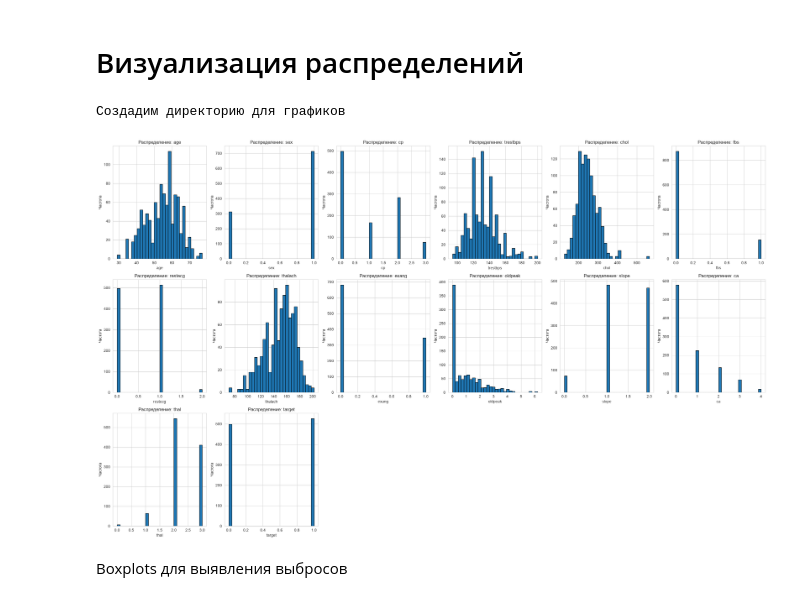
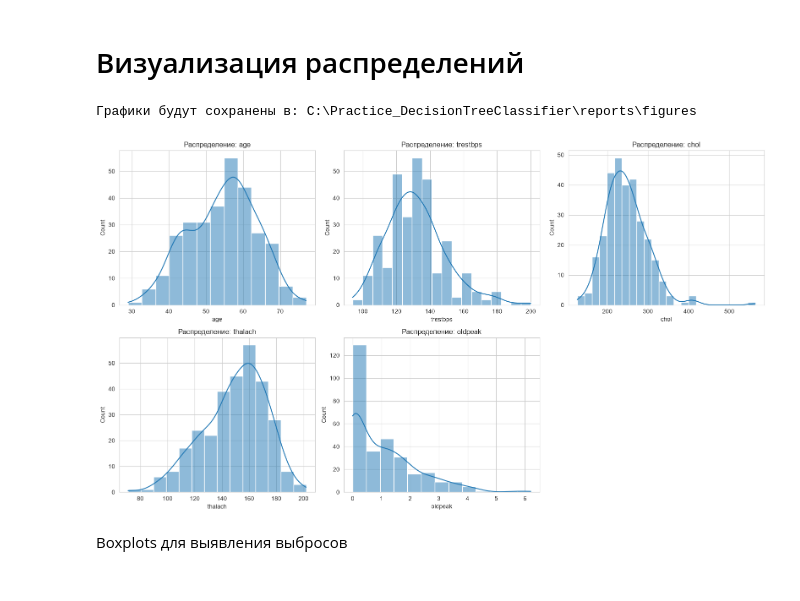
Before and after one commit to elena-kornaeva/Practice_DecisionTreeClassifier, a Jupyter notebook: notebooks/01_EDA.ipynb, the cells around one changed output. Cells and saved outputs as stored; diff of their text form; code cells hidden in the pictures.

Commit message:
01_EDA.ipynb
удалил дубликаты;
подправил графики;
обработанные данные и графики сохраняются в соответствии со структурой проекта;
выбросы анализируются только у непрерывных признаков;

```diff
--- a/notebooks/01_EDA.ipynb
+++ b/notebooks/01_EDA.ipynb
@@ -129,0 +146,4 @@ memory usage: 112.2 KB
+# %%
+for col in binary_cols + categorical_cols:
+    print(f"\nПризнак: {col}")
+    print(df[col].value_counts().sort_index())
@@ -130,35 +168,35 @@ memory usage: 112.2 KB
 # %% [markdown]
 # Визуализация распределений
 # %%
-import os
-# Создадим директорию для графиков
-if not os.path.exists('eda_plots'):
-    os.makedirs('eda_plots')
+from pathlib import Path
+
+figures_dir = Path('../reports/figures')
+figures_dir.mkdir(parents=True, exist_ok=True)
+
+print('Графики будут сохранены в:', figures_dir.resolve())
 # %% [output]
-Создадим директорию для графиков
+Графики будут сохранены в: C:\Practice_DecisionTreeClassifier\reports\figures
 # %%
-# Гистрограммы для числовых признаков
-if len(numeric_cols) > 0:
-    n_cols = min(6, len(numeric_cols))
-    n_rows = (len(numeric_cols) + n_cols - 1) // n_cols
-    fig, axes = plt.subplots(n_rows, n_cols, figsize=(25, 5*n_rows))
-    axes = axes.flatten() if n_rows > 1 else [axes] if n_cols > 1 else [axes]
-
-    for i, col in enumerate(numeric_cols):
-        axes[i].hist(df[col].dropna(), bins=30, edgecolor='black')
-        axes[i].set_title(f'Распределение: {col}')
-        axes[i].set_xlabel(col)
-        axes[i].set_ylabel('Частота')
-
-    # Убираем пустые подграфики
-    for j in range(i+1, len(axes)):
-        axes[j].set_visible(False)
-
-    plt.tight_layout()
-    plt.savefig('eda_plots/1_distributions.png', dpi=150)
-    plt.show()
+fig, axes = plt.subplots(2, 3, figsize=(16, 9))
+axes = axes.flatten()
+for i, col in enumerate(continuous_cols):
+    sns.histplot(
+        data=df,
+        x=col,
+        kde=True,
+        ax=axes[i]
+    )
+    axes[i].set_title(f'Распределение: {col}')
+axes[-1].set_visible(False)
+plt.tight_layout()
+plt.savefig(
+    figures_dir / '1_distributions.png',
+    dpi=150,
+    bbox_inches='tight'
+)
+plt.show()
 # %% [output]
-[figure, old version]
+[figure, new version]
 # %% [markdown]
 Boxplots для выявления выбросов
 # %%
```
Also changed, not shown: parts of 20 cells of this notebook, 18 other files.
